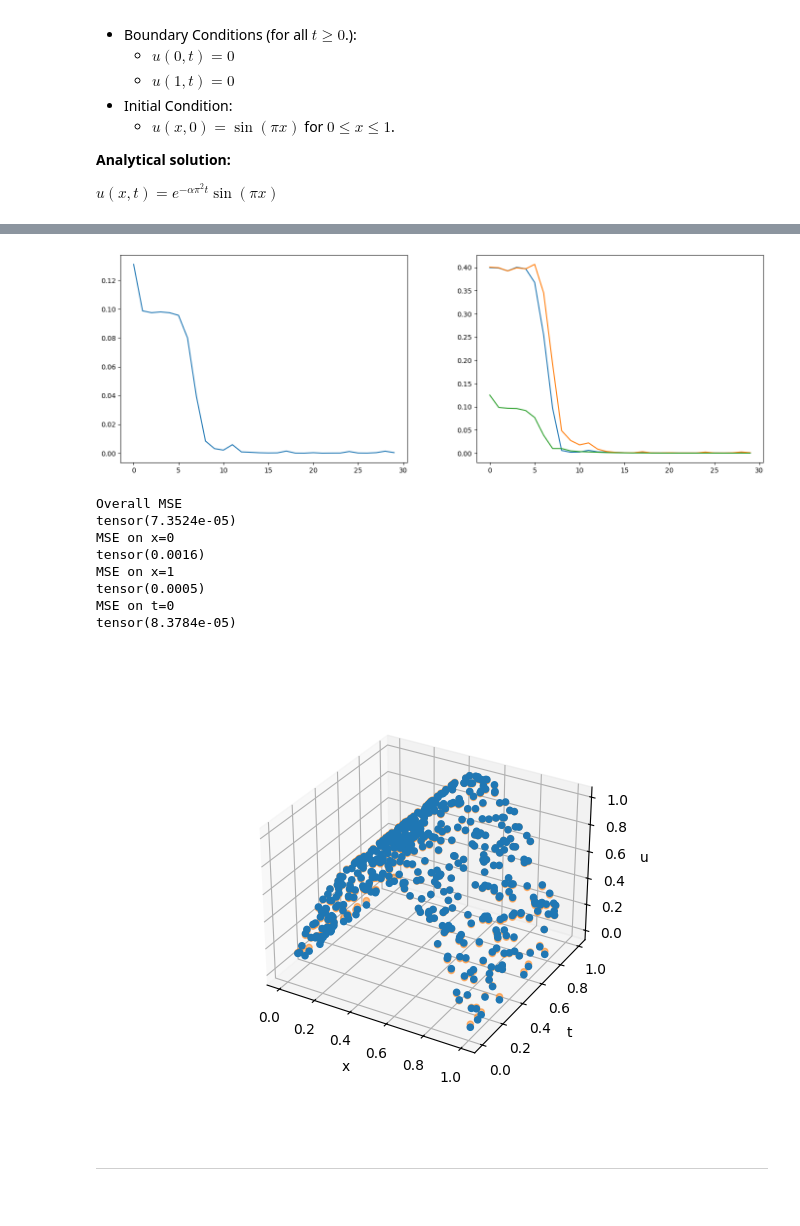
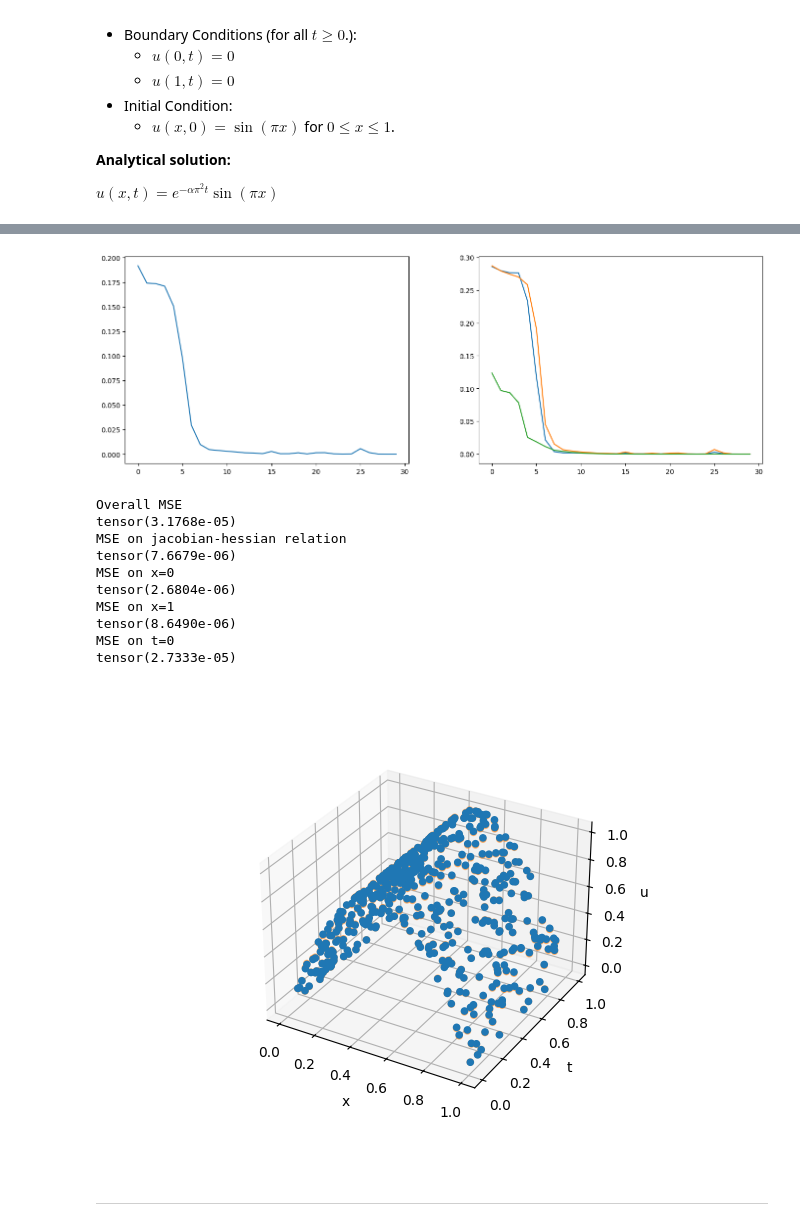
Before and after one commit to andrewklayk/humancompatible-train, a Jupyter notebook: examples/pde.ipynb, the cells around one changed output, grey strips where cells are left out. Cells and saved outputs as stored; diff of their text form; code cells hidden in the pictures.

Commit message:
include regularization in pde exampel

```diff
--- a/examples/pde.ipynb
+++ b/examples/pde.ipynb
@@ -60,6 +60,8 @@ constraints = [
     lambda _, t: torch.nn.functional.mse_loss(model(torch.vstack((torch.ones_like(t), t)).T), torch.zeros_like(t).unsqueeze(1)),
     lambda x, _: torch.nn.functional.mse_loss(model(torch.vstack((x, torch.zeros_like(x))).T), torch.sin(torch.pi*x).unsqueeze(1))
 ]
+
+constraint_multipliers = torch.tensor([0.1, 0.1, 0.1])
 # %%
 import numpy as np
 
@@ -75,13 +77,15 @@ for epoch in range(epochs):
         y_hat = model(
             torch.vstack((x, t)).T
         )
+
         cs = []
-        with torch.no_grad():
-            for j, constraint in enumerate(constraints):
-                c = constraint(x, t)
-                cs.append(c.detach().numpy())
+        regularization = 0
 
-            c_log.append(np.array(cs))
+        for j, constraint in enumerate(constraints):
+            c = constraint(x, t)
+            cs.append(c.detach().numpy())
+            regularization += constraint_multipliers[j] * c
+        c_log.append(np.array(cs))
 
         jac_x = torch.autograd.grad(
             outputs=y_hat.unbind(),
@@ -106,7 +110,7 @@ for epoch in range(epochs):
         loss_d = mse_loss(jac_t, alpha*hess_x)
         loss_pred = mse_loss(y_hat, y)
 
-        loss = loss_d + loss_pred
+        loss = loss_d + loss_pred + regularization
         loss.backward()
         optimizer.step()
         optimizer.zero_grad()
@@ -142,40 +146,60 @@ ax[1].plot(epoch_c_log)
 f.tight_layout()
 f.set_figwidth(15)
 # %% [output]
-[figure, old version]
+[figure, new version]
 # %%
 %matplotlib ipympl
 
+
+torch.manual_seed(0)
+x = torch.rand(500).requires_grad_()
+t = torch.rand(500).requires_grad_()
+preds = model(torch.vstack((x, t)).T).unbind()
+jac_t = torch.autograd.grad(
+        outputs=preds,
+        inputs=t,
+        grad_outputs=None,
+        create_graph=True,
+        materialize_grads=True)[0]
+hess_x = torch.autograd.grad(
+        outputs=jac_x.unbind(),
+        inputs=x,
+        create_graph=True,
+        materialize_grads=True)[0]
+loss_d = torch.nn.functional.mse_loss(jac_t, alpha*hess_x).detach()
+
 with torch.inference_mode():
-    torch.manual_seed(0)
-    x = torch.rand(500)
-    t = torch.rand(500)
     _u = u(x, t, alpha=alpha)
     preds = model(torch.vstack((x, t)).T).flatten()
     print('Overall MSE')
     print(torch.nn.functional.mse_loss(preds, _u))
+    print('MSE on jacobian-hessian relation')
+    print(loss_d)
     print('MSE on x=0')
     print(torch.nn.functional.mse_loss(model(torch.vstack((torch.zeros_like(t), t)).T).squeeze(), torch.zeros_like(preds)))
     print('MSE on x=1')
     print(torch.nn.functional.mse_loss(model(torch.vstack((torch.ones_like(t), t)).T).squeeze(), torch.zeros_like(preds)))
     print('MSE on t=0')
     print(torch.nn.functional.mse_loss(model(torch.vstack((x, torch.zeros_like(x))).T).squeeze(), torch.sin(torch.pi*x)))
+
     ax = plt.figure().add_subplot(projection='3d')
     ax.scatter(xs=x, ys=t, zs=_u, alpha=1)
     ax.scatter(xs=x, ys=t, zs=preds,alpha=0.5)
     ax.set_xlabel('x')
     ax.set_ylabel('t')
     ax.set_zlabel('u')
 # %% [output]
 Overall MSE
-tensor(7.3524e-05)
+tensor(3.1768e-05)
+MSE on jacobian-hessian relation
+tensor(7.6679e-06)
 MSE on x=0
-tensor(0.0016)
+tensor(2.6804e-06)
 MSE on x=1
-tensor(0.0005)
+tensor(8.6490e-06)
 MSE on t=0
-tensor(8.3784e-05)
+tensor(2.7333e-05)
-[figure, old version]
+[figure, new version]
 # %% [markdown]
 ***
 # %%
```
Also changed, not shown: parts of 2 cells of this notebook.
